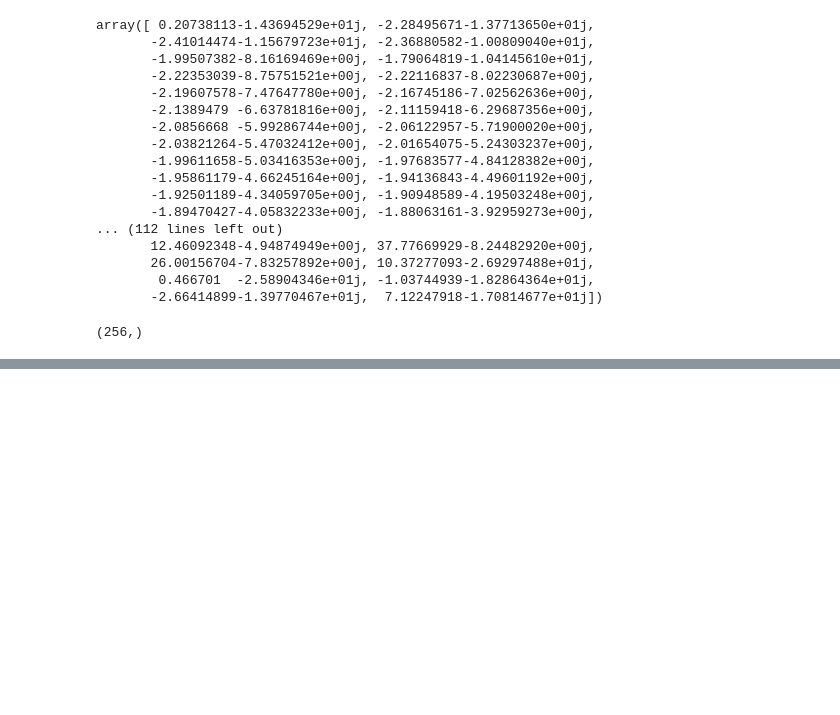
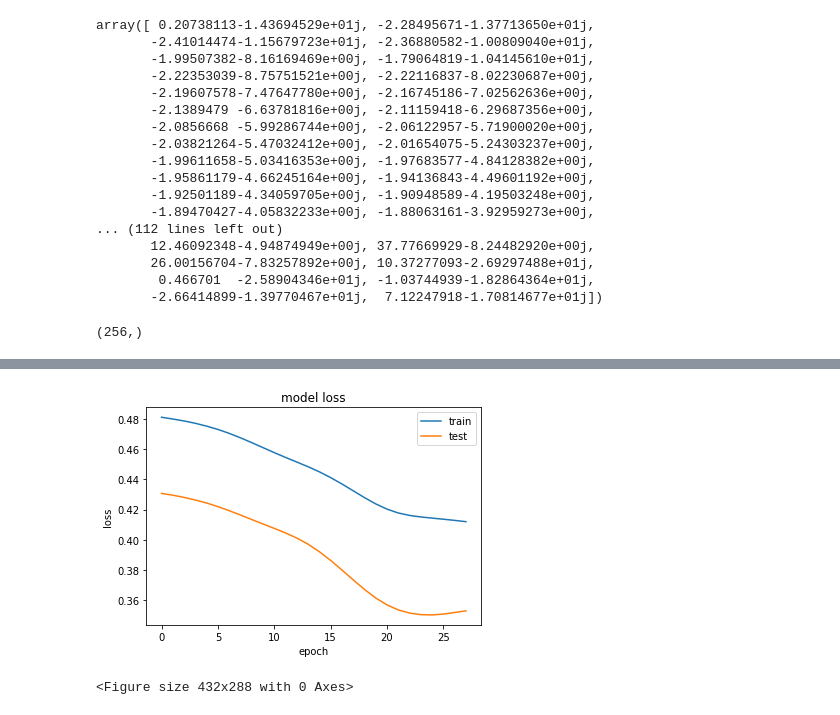
Before and after one commit to DrCod/MRS, a Jupyter notebook: notebooks/mrs_model.ipynb, the cells around one changed output, grey strips where cells are left out. Cells and saved outputs as stored; diff of their text form; code cells hidden in the pictures; blank space fills up the shorter version.

```diff
--- a/notebooks/mrs_model.ipynb
+++ b/notebooks/mrs_model.ipynb
@@ -572,6 +570,32 @@ def get_model():
                 optimizer='Adam',
                 metrics=['accuracy'])
     return model
+# %%
+def get_model_2():
+    model_2 = Sequential()
+    model_2.add(SeparableConv1D(16, (2,),input_shape=(256,1)))
+    model_2.add(Activation('relu'))
+    model_2.add(MaxPooling1D(pool_size=2))
+
+    model_2.add(SeparableConv1D(32, (3,)))
+    model_2.add(Activation('relu'))
+    model_2.add(MaxPooling1D(pool_size=2))
+
+    model_2.add(SeparableConv1D(64, (3,)))
+    model_2.add(Activation('relu'))
+    model_2.add(MaxPooling1D(pool_size=2))
+
+    model_2.add(SeparableConv1D(128, (3,)))
+    model_2.add(Activation('relu'))
+    model_2.add(MaxPooling1D(pool_size=2))
+
+    model_2.add(Flatten())
+    model_2.add(Dense(256))
+
+    model_2.compile(loss='mean_squared_error',
+                optimizer='Adam',
+                metrics=['accuracy'])
+    return model_2
 # %%
 X = []
 for i in np.arange(25):
@@ -619,0 +685,3 @@ plt.show()
+# %%
+secondModel = get_model_2()
+secondModel.summary()
@@ -619,0 +706,3 @@ plt.show()
+# %%
+early_stopping_monitor = EarlyStopping(patience=3)
+history =secondModel.fit(X_train,Y,epochs=50,validation_split =0.2,callbacks=[early_stopping_monitor])
@@ -619,0 +727,13 @@ plt.show()
+# %%
+# summarize history for loss
+plt.plot(history.history['loss'])
+plt.plot(history.history['val_loss'])
+plt.title('model loss')
+plt.ylabel('loss')
+plt.xlabel('epoch')
+plt.legend(['train', 'test'], loc='upper right')
+plt.show()
+plt.savefig('model2_loss_50epochs.png')
+# %% [output]
+[figure, added]
+<Figure size 432x288 with 0 Axes>
```
Also changed, not shown: parts of 11 cells of this notebook, 2 other files.
